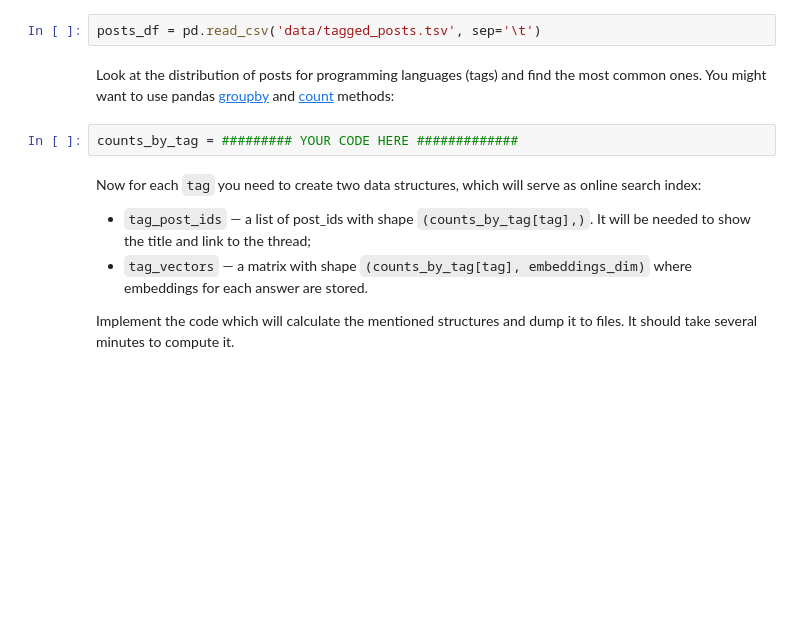
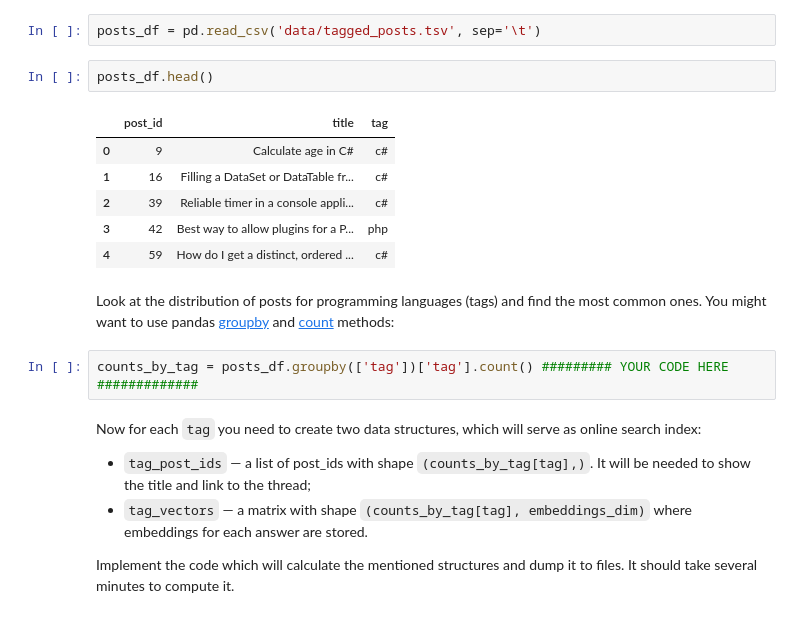
Before and after one commit to nikhilpadal/natural-language-processing, a Jupyter notebook: project/week5-project.ipynb, the cells around one changed output. Drawn from its saved outputs; the diff is of its cells as text; blank space fills up the shorter version.

```diff
--- a/project/week5-project.ipynb
+++ b/project/week5-project.ipynb
@@ -233,11 +337,20 @@ starspace_embeddings, embeddings_dim = load_embeddings('data/word_embeddings.tsv
 Since we want to precompute representations for all possible answers, we need to load the whole posts dataset, unlike we did for the intent classifier:
 # %%
 posts_df = pd.read_csv('data/tagged_posts.tsv', sep='\t')
+# %%
+posts_df.head()
+# %% [output]
+|  | post_id | title | tag |
+| 0 | 9 | Calculate age in C# | c# |
+| 1 | 16 | Filling a DataSet or DataTable fr... | c# |
+| 2 | 39 | Reliable timer in a console appli... | c# |
+| 3 | 42 | Best way to allow plugins for a P... | php |
+| 4 | 59 | How do I get a distinct, ordered ... | c# |
 # %% [markdown]
 Look at the distribution of posts for programming languages (tags) and find the most common ones.
 You might want to use pandas [groupby](https://pandas.pydata.org/pandas-docs/stable/generated/pandas.DataFrame.groupby.html) and [count](https://pandas.pydata.org/pandas-docs/stable/generated/pandas.DataFrame.count.html) methods:
 # %%
-counts_by_tag = ######### YOUR CODE HERE #############
+counts_by_tag = posts_df.groupby(['tag'])['tag'].count() ######### YOUR CODE HERE #############
 # %% [markdown]
 Now for each `tag` you need to create two data structures, which will serve as online search index:
 * `tag_post_ids` — a list of post_ids with shape `(counts_by_tag[tag],)`. It will be needed to show the title and link to the thread;
```
Also changed, not shown: parts of 13 cells of this notebook.
